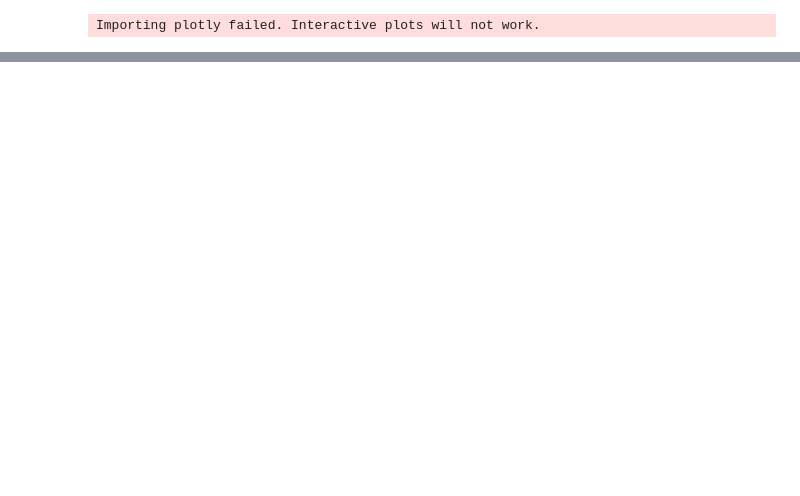
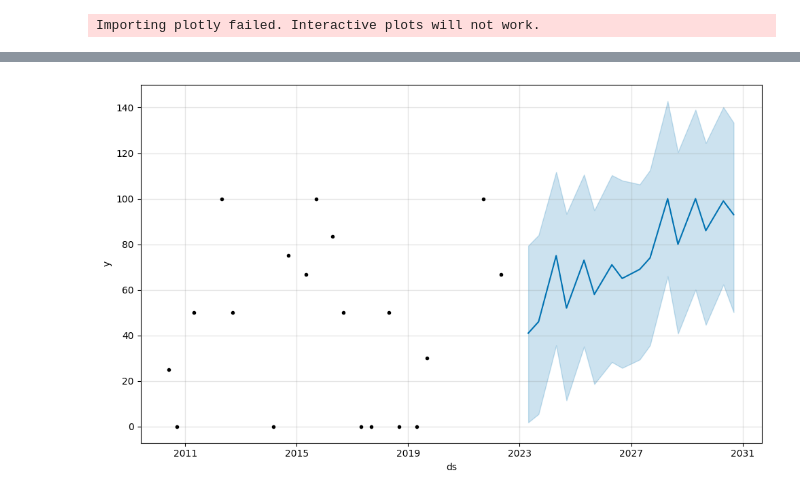
Before and after one commit to Shenchii/SeeKampus_Flask, a Jupyter notebook: Backend/Time Series/BSElectrical_Time_Series.ipynb, the cells around one changed output, grey strips where cells are left out. Drawn from its saved outputs; the diff is of its cells as text; code cells hidden in the pictures; blank space fills up the shorter version.

```diff
--- a/Backend/Time Series/BSElectrical_Time_Series.ipynb
+++ b/Backend/Time Series/BSElectrical_Time_Series.ipynb
@@ -31,0 +112,25 @@ _forecast['yhat'] = _forecast['yhat'].clip(lower=0, upper=100).round()
+# %%
+perps_electrical = pd.read_csv('CSV/board-exam-results - PERP-Electrical.csv')
+
+perps_electrical['Year'] = perps_electrical['Time Date'].apply(lambda x: str(x)[-4:])
+perps_electrical['Month'] = perps_electrical['Time Date'].apply(lambda x: str(x)[-6:-4])
+perps_electrical['Day'] = perps_electrical['Time Date'].apply(lambda x: str(x)[:-6])
+perps_electrical['ds'] = pd.DatetimeIndex(perps_electrical['Year']+'-'+perps_electrical['Month']+'-'+perps_electrical['Day'])
+
+perps_electrical.drop(['Time Date', 'School', 'Course', 'Year', 'Month', 'Day'], axis=1, inplace=True)
+perps_electrical.columns = ['y', 'ds']
+
+m = Prophet.Prophet(interval_width=0.95)
+m.add_seasonality(name='yearly', period=365.25, fourier_order=10)
+m.add_seasonality(name='semi-annual', period=365.25/2, fourier_order=10)
+perps_electrical_model = m.fit(perps_electrical)
+
+# Create a list of dates for which you want to make predictions
+specific_dates = [datetime(2023, 4, 24), datetime(2023, 9, 6), datetime(2024, 4, 24), datetime(2024, 9, 6), datetime(2025, 4, 24), datetime(2025, 9, 6), datetime(2026, 4, 24), datetime(2026, 9, 6), datetime(2027, 4, 24), datetime(2027, 9, 6), datetime(2028, 4, 24), datetime(2028, 9, 6), datetime(2029, 4, 24), datetime(2029, 9, 6), datetime(2030, 4, 24), datetime(2030, 9, 6)]
+
+# Create a dataframe with those specific dates
+perps_electrical_future = pd.DataFrame({'ds': specific_dates})
+
+# Get predictions for those specific dates
+perps_electrical_forecast = m.predict(perps_electrical_future)
+perps_electrical_forecast['yhat'] = perps_electrical_forecast['yhat'].clip(lower=0, upper=100).round()
@@ -31,0 +160,4 @@ _forecast['yhat'] = _forecast['yhat'].clip(lower=0, upper=100).round()
+# %%
+perps_electrical_plot = m.plot(perps_electrical_forecast)
+# %% [output]
+[figure, added]
```
Also changed, not shown: parts of 8 cells of this notebook, 11 other files.
